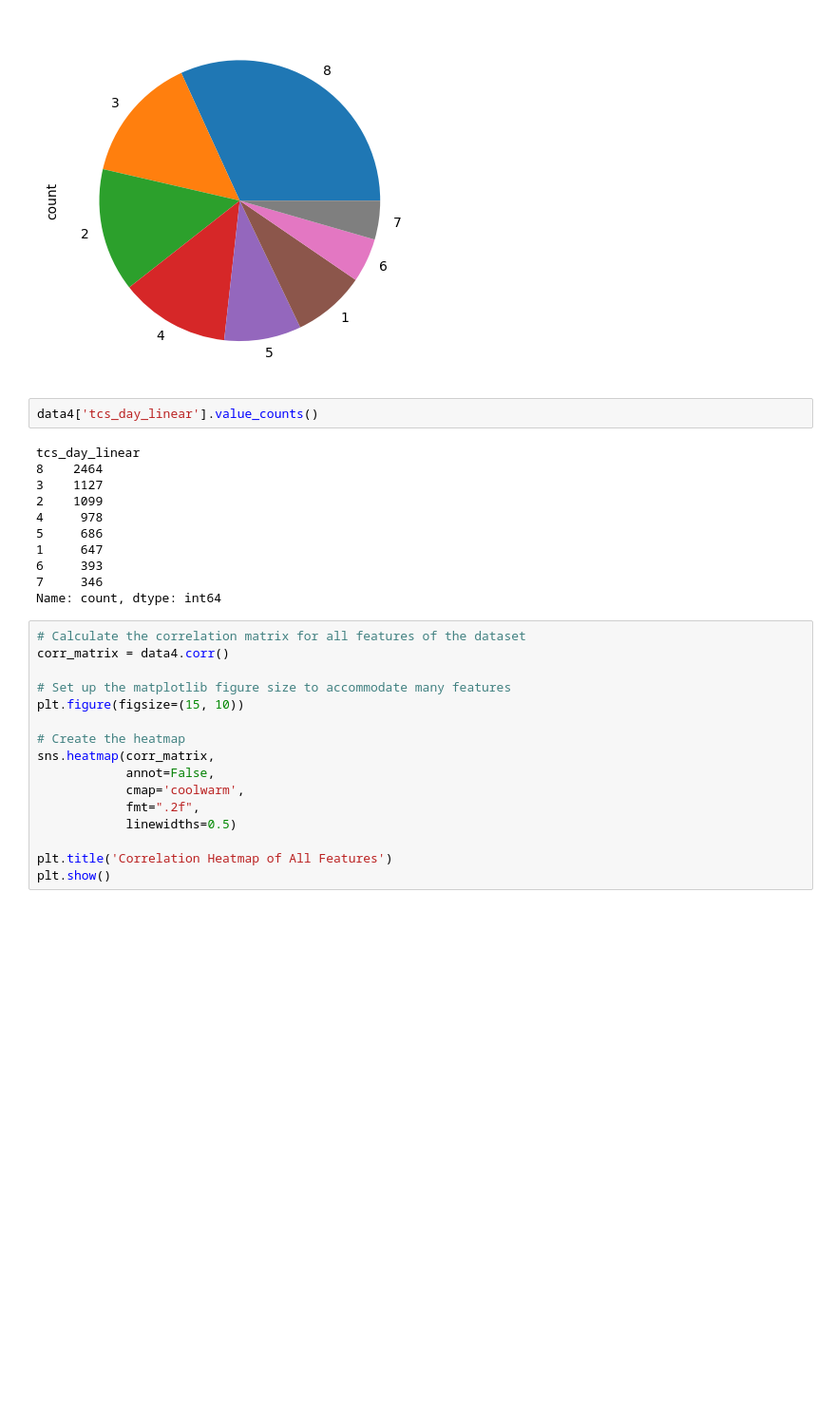
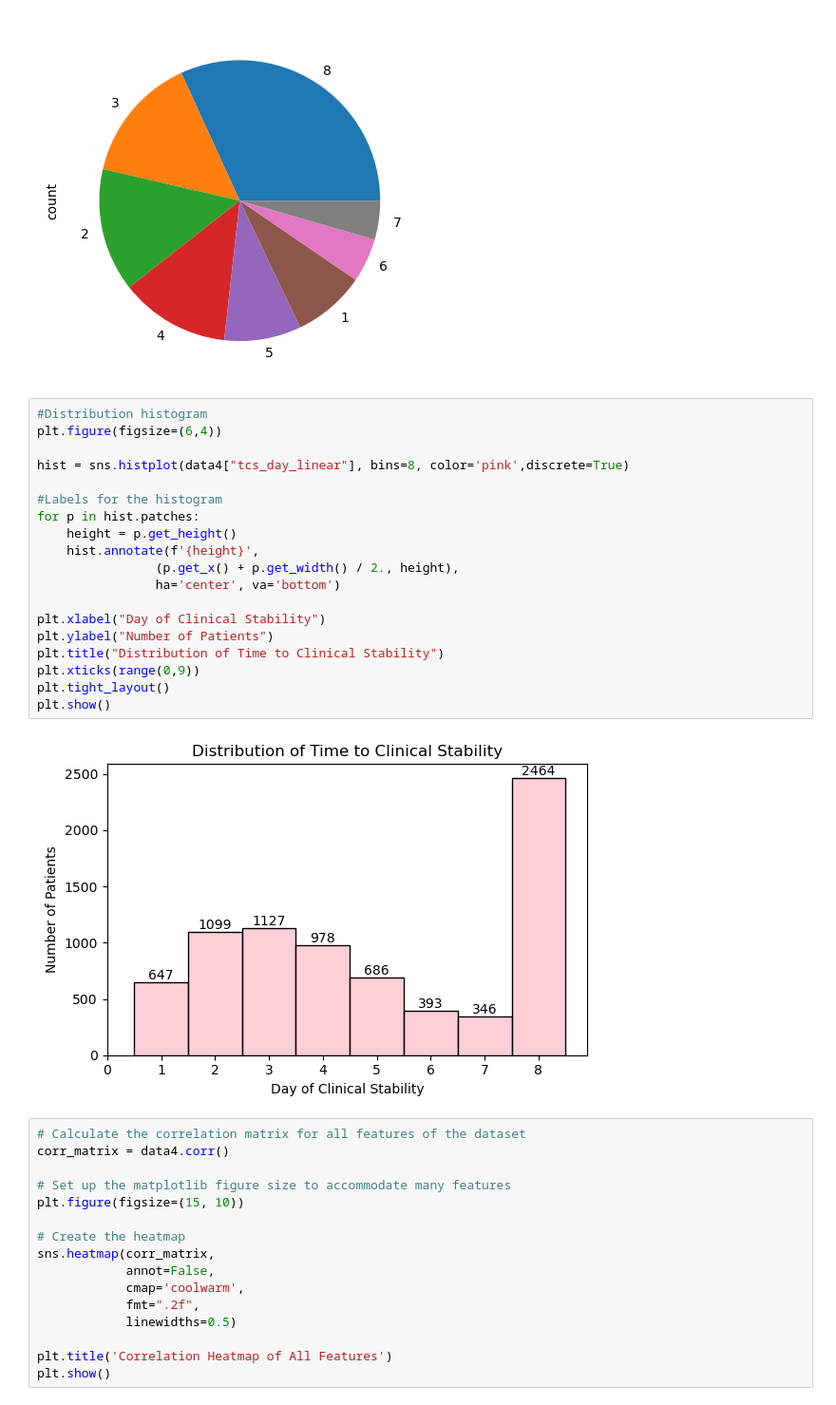
Before and after one commit to Nikola671/DS-450-01_Spring26_Team_Pineapple, a Jupyter notebook: Team Mini Project 2 - CAPO/CapoEDA.ipynb, the cells around one changed output. Shown at 95% size. Saved outputs shown, nothing was run; the diff lists cells and outputs as text; blank space fills up the shorter version.

```diff
--- a/Team Mini Project 2 - CAPO/CapoEDA.ipynb
+++ b/Team Mini Project 2 - CAPO/CapoEDA.ipynb
@@ -440,18 +473,26 @@ data4['tcs_day_linear'].value_counts().plot(kind='pie')
 <Axes: ylabel='count'>
 [figure]
 # %%
-data4['tcs_day_linear'].value_counts()
+#Distribution histogram
+plt.figure(figsize=(6,4))
+
+hist = sns.histplot(data4["tcs_day_linear"], bins=8, color='pink',discrete=True)
+
+#Labels for the histogram
+for p in hist.patches:
+    height = p.get_height()
+    hist.annotate(f'{height}',
+                (p.get_x() + p.get_width() / 2., height),
+                ha='center', va='bottom')
+
+plt.xlabel("Day of Clinical Stability")
+plt.ylabel("Number of Patients")
+plt.title("Distribution of Time to Clinical Stability")
+plt.xticks(range(0,9))
+plt.tight_layout()
+plt.show()
 # %% [output]
-tcs_day_linear
-8    2464
-3    1127
-2    1099
-4     978
-5     686
-1     647
-6     393
-7     346
-Name: count, dtype: int64
+[figure, added]
 # %%
 # Calculate the correlation matrix for all features of the dataset
 corr_matrix = data4.corr()
```
Also changed, not shown: parts of 5 cells of this notebook.
